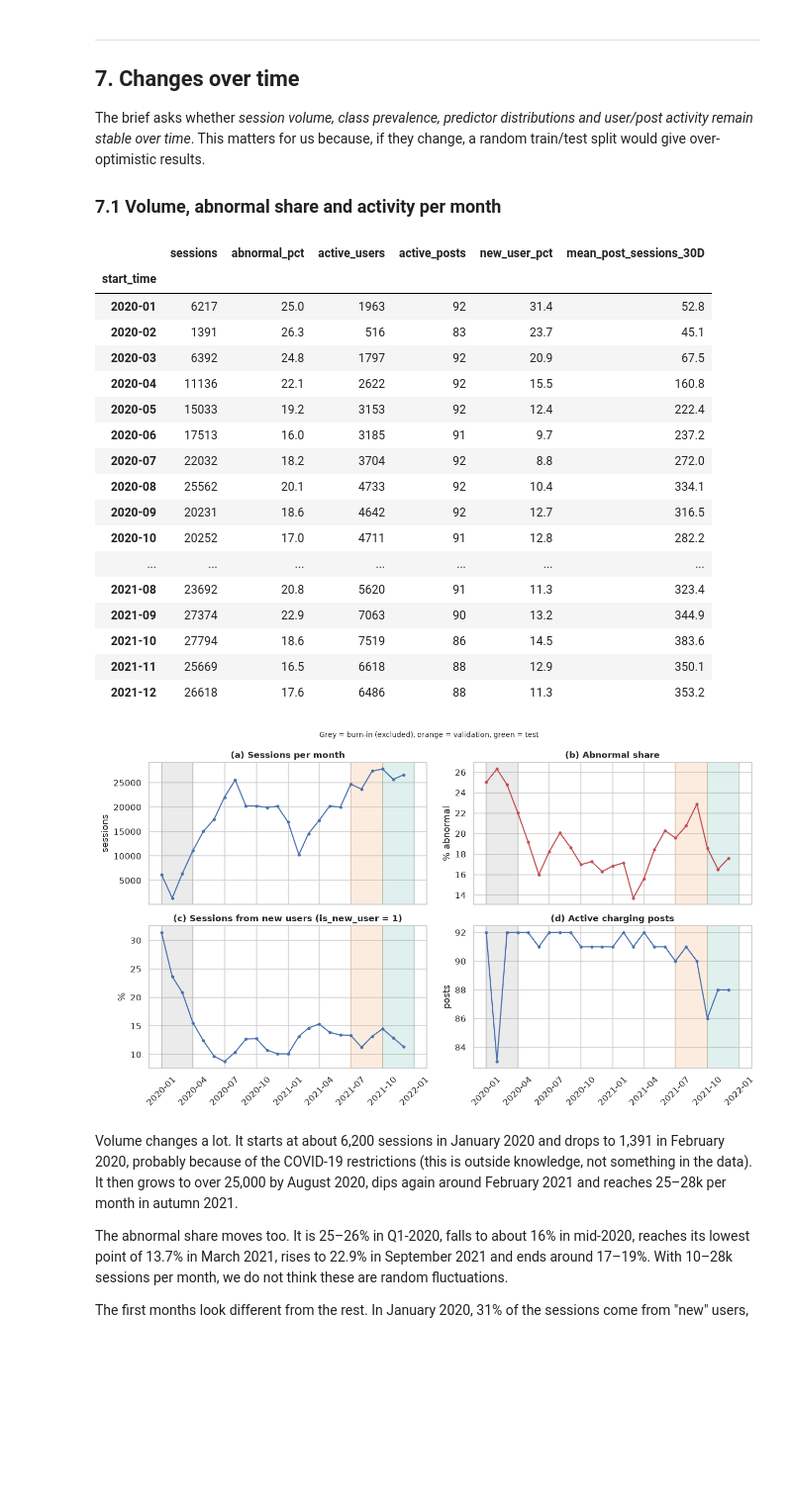
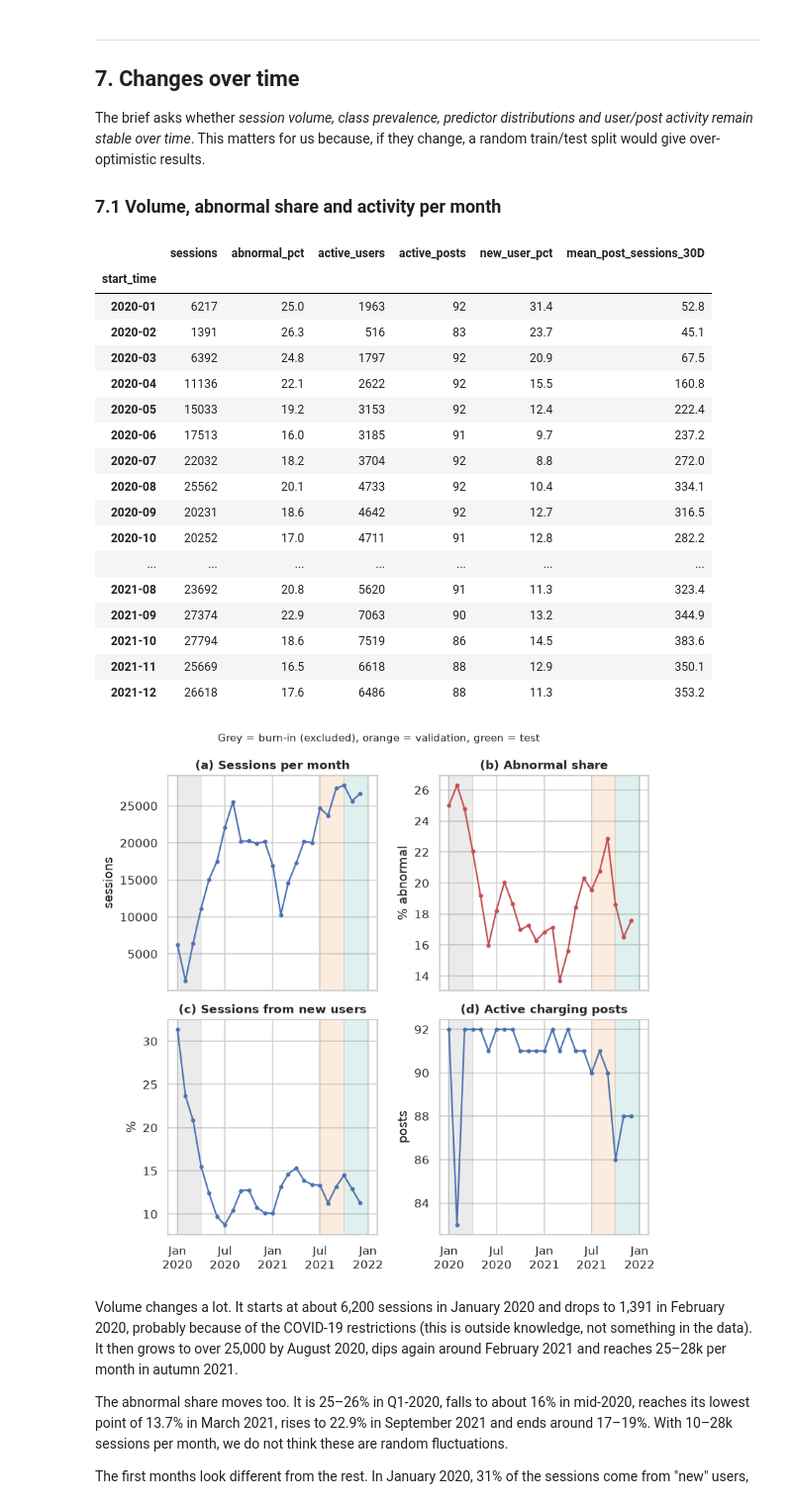
Before and after one commit to AmirMasnavi/MINDD, a Jupyter notebook: Task1.ipynb, the cells around one changed output. Shown at 99% size. Cells and saved outputs as stored; diff of their text form; code cells hidden in the pictures; blank space fills up the shorter version.

```diff
--- a/Task1.ipynb
+++ b/Task1.ipynb
@@ -696,42 +696,43 @@ monthly[["abnormal_pct", "new_user_pct"]] *= 100
 display(monthly.round(1))
 
 x = monthly.index.to_timestamp()
-fig, axes = plt.subplots(2, 2, figsize=(12, 7), sharex=True)
+fig, axes = plt.subplots(2, 2, figsize=(7.6, 7.4), sharex=True)             # sized for the page width so the text stays readable
 panels = [("sessions", "(a) Sessions per month", "sessions"),
           ("abnormal_pct", "(b) Abnormal share", "% abnormal"),
-          ("new_user_pct", "(c) Sessions from new users (is_new_user = 1)", "%"),
+          ("new_user_pct", "(c) Sessions from new users", "%"),
           ("active_posts", "(d) Active charging posts", "posts")]
 for ax, (col, title, ylabel) in zip(axes.ravel(), panels):
     ax.axvspan(x.min(), BURN_IN_END, color=C_GREY, alpha=.15)
     ax.axvspan(TRAIN_END, VAL_END, color="#f4a261", alpha=.2)
     ax.axvspan(VAL_END, x.max() + pd.offsets.MonthEnd(1), color="#2a9d8f", alpha=.15)
     ax.plot(x, monthly[col], marker="o", ms=3, color=C_ABN if col == "abnormal_pct" else C_NORMAL)
     ax.set_title(title)
     ax.set_ylabel(ylabel)
-    ax.tick_params(axis="x", rotation=45)
-fig.suptitle("Grey = burn-in (excluded), orange = validation, green = test", fontsize=9)
+    ticks = pd.date_range("2020-01-01", "2022-01-01", freq="6MS")
+    ax.set_xticks(ticks); ax.set_xticklabels([t.strftime("%b\n%Y") for t in ticks])
+fig.suptitle("Grey = burn-in (excluded), orange = validation, green = test", fontsize=10)
 fig.tight_layout()
 savefig(fig, "07_1_monthly_volume_prevalence_activity")
 # %% [output]
 |  | sessions | abnormal_pct | active_users | active_posts | new_user_pct | mean_post_sessions_30D |
 | start_time |  |  |  |  |  |  |
 | 2020-01 | 6217 | 25.0 | 1963 | 92 | 31.4 | 52.8 |
 | 2020-02 | 1391 | 26.3 | 516 | 83 | 23.7 | 45.1 |
 | 2020-03 | 6392 | 24.8 | 1797 | 92 | 20.9 | 67.5 |
 | 2020-04 | 11136 | 22.1 | 2622 | 92 | 15.5 | 160.8 |
 | 2020-05 | 15033 | 19.2 | 3153 | 92 | 12.4 | 222.4 |
 | 2020-06 | 17513 | 16.0 | 3185 | 91 | 9.7 | 237.2 |
 | 2020-07 | 22032 | 18.2 | 3704 | 92 | 8.8 | 272.0 |
 | 2020-08 | 25562 | 20.1 | 4733 | 92 | 10.4 | 334.1 |
 | 2020-09 | 20231 | 18.6 | 4642 | 92 | 12.7 | 316.5 |
 | 2020-10 | 20252 | 17.0 | 4711 | 91 | 12.8 | 282.2 |
 | ... | ... | ... | ... | ... | ... | ... |
 | 2021-08 | 23692 | 20.8 | 5620 | 91 | 11.3 | 323.4 |
 | 2021-09 | 27374 | 22.9 | 7063 | 90 | 13.2 | 344.9 |
 | 2021-10 | 27794 | 18.6 | 7519 | 86 | 14.5 | 383.6 |
 | 2021-11 | 25669 | 16.5 | 6618 | 88 | 12.9 | 350.1 |
 | 2021-12 | 26618 | 17.6 | 6486 | 88 | 11.3 | 353.2 |
-[figure, old version]
+[figure, new version]
 # %% [markdown]
 Volume changes a lot. It starts at about 6,200 sessions in January 2020 and drops to 1,391 in February 2020, probably because
 of the COVID-19 restrictions (this is outside knowledge, not something in the data). It then grows to over 25,000 by August
```
Also changed, not shown: parts of 22 cells of this notebook, 55 other files.
